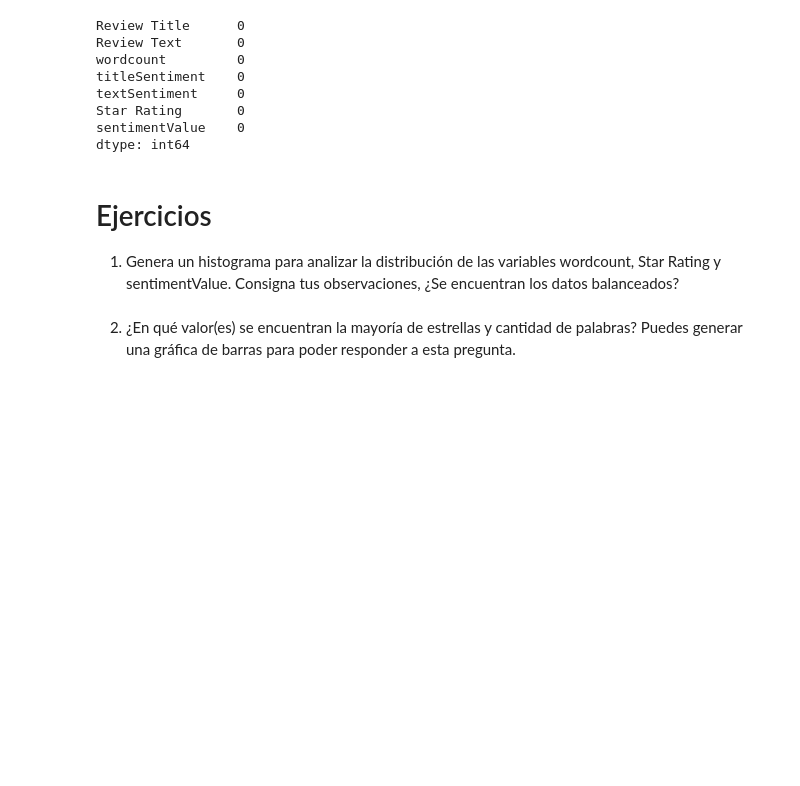
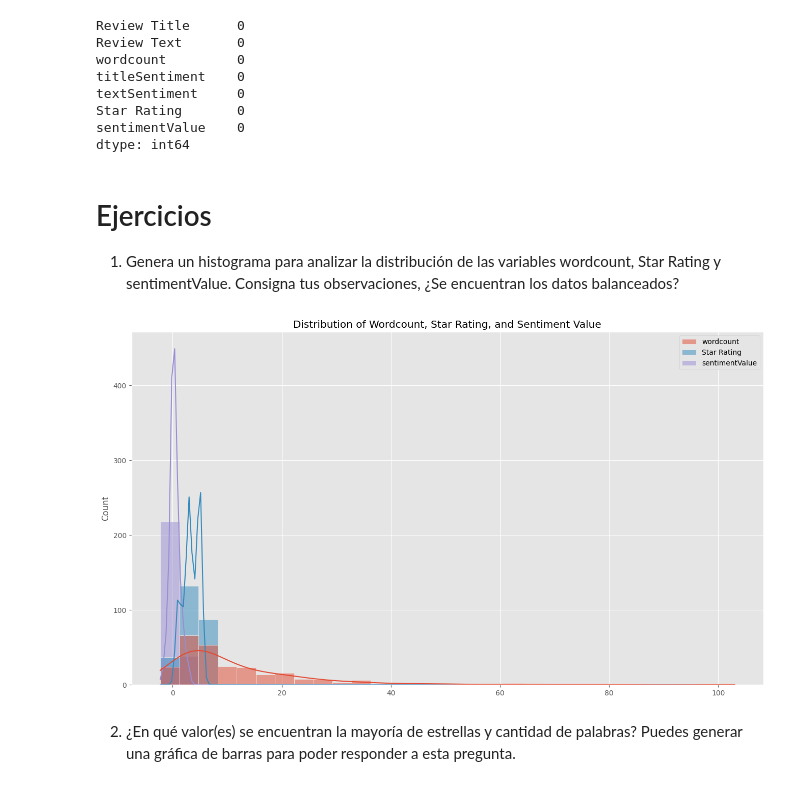
Before and after one commit to SimonGarcia01/ai-course, a Jupyter notebook: KNN/Práctica_KNN.ipynb, the cells around one changed output. Cells and saved outputs as stored; diff of their text form; code cells hidden in the pictures; blank space fills up the shorter version.

```diff
--- a/KNN/Práctica_KNN.ipynb
+++ b/KNN/Práctica_KNN.ipynb
@@ -187,5 +187,11 @@ dtype: int64
 # %% [markdown]
 # Ejercicios
 1. Genera un histograma para analizar la distribución de las variables wordcount, Star Rating y sentimentValue. Consigna tus observaciones, ¿Se encuentran los datos balanceados?
+# %%
+sns.histplot(df_clean[["wordcount", "Star Rating", "sentimentValue"]], bins=30, kde=True)
+plt.title("Distribution of Wordcount, Star Rating, and Sentiment Value")
+plt.show()
+# %% [output]
+[figure, added]
 # %% [markdown]
 2. ¿En qué valor(es) se encuentran la mayoría de estrellas y cantidad de palabras? Puedes generar una gráfica de barras para poder responder a esta pregunta.
```
Also changed, not shown: parts of 5 cells of this notebook.
